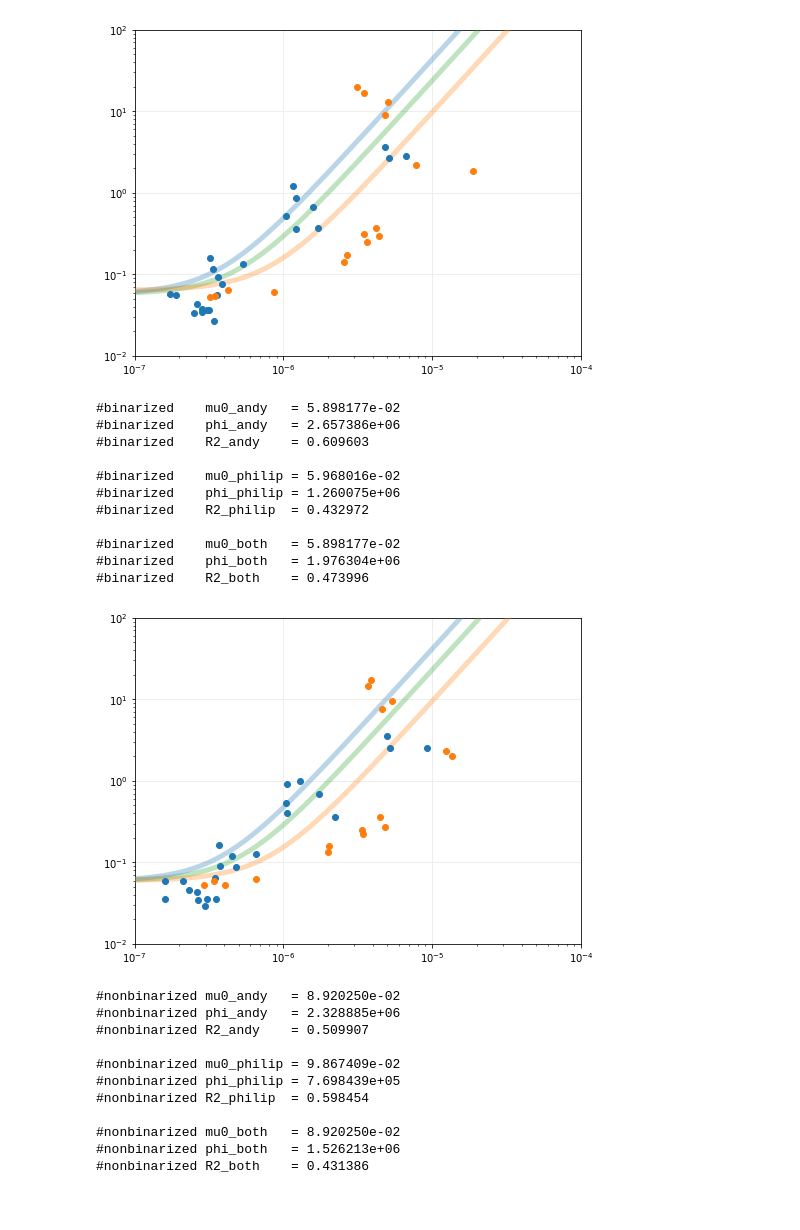
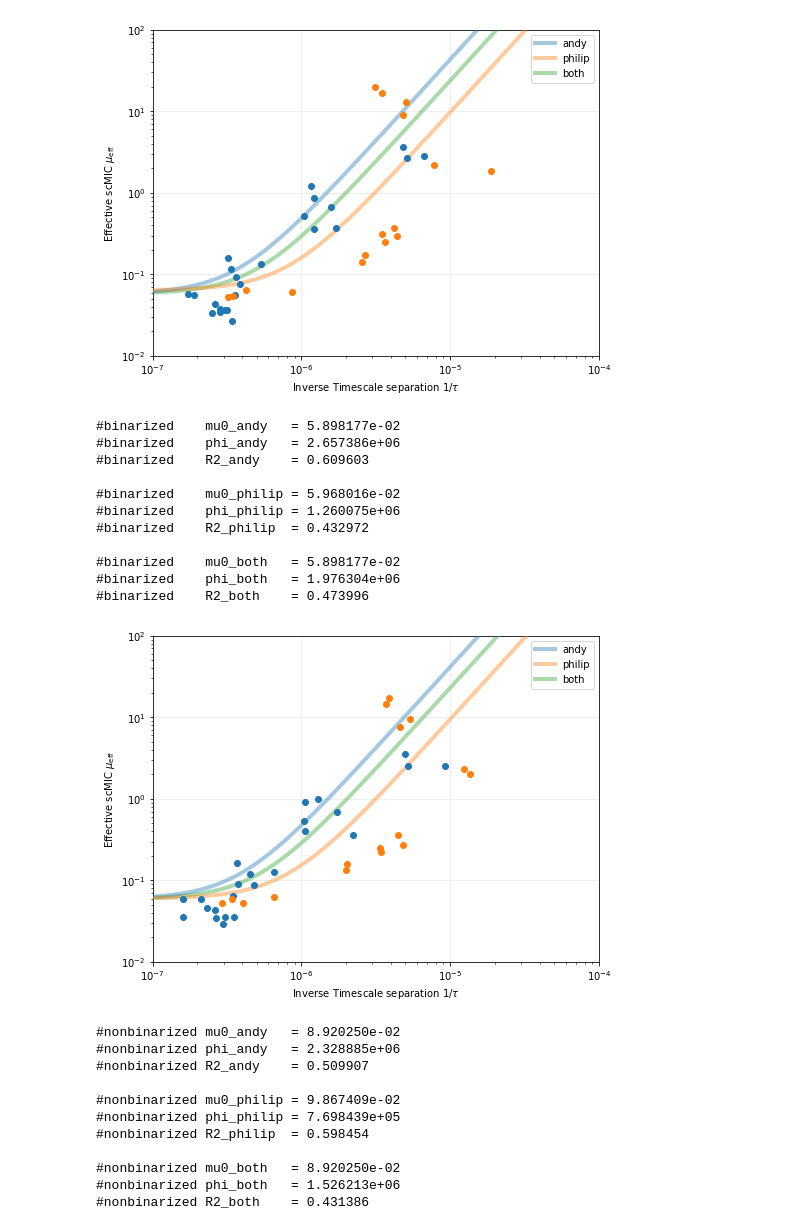
Before and after one commit to Michael000777/antibiotics, a Jupyter notebook: anb/analyze data.ipynb, the cells around one changed output. Cells and saved outputs as stored; diff of their text form; code cells hidden in the pictures.

Commit message:
improve figures

```diff
--- a/anb/analyze data.ipynb
+++ b/anb/analyze data.ipynb
@@ -90,50 +90,52 @@ for method in methods:
 
         itaurange = np.exp(np.linspace(np.log(1e-7),np.log(1e-4), num = 200))
         plt.scatter(invtau[method][name], mueff[method][name], zorder = 103)
-        plt.plot(itaurange,FunctionMueff(itaurange,phi,mu0),zorder = 102,lw = 5, alpha = .3)
+        plt.plot(itaurange,FunctionMueff(itaurange,phi,mu0),zorder = 102,lw = 4, alpha = .4)
 
     phiavg,mu0avg = ComputePhiMu0(np.concatenate([mueff[method][n] for n in names]), np.concatenate([invtau[method][n] for n in names]), np.concatenate([mu0mask[method][n] for n in names]))
     r2avg         = ComputeR2    (np.concatenate([mueff[method][n] for n in names]), np.concatenate([invtau[method][n] for n in names]), mu0avg, phiavg)
 
-    plt.plot(itaurange,FunctionMueff(itaurange,phiavg,mu0avg), zorder = 101, lw = 5, alpha = .3)
+    plt.plot(itaurange,FunctionMueff(itaurange,phiavg,mu0avg), zorder = 101, lw = 4, alpha = .4)
 
     print('#{:12s} mu0_{:6s} = {:.6e}'.format(method,'both',mu0avg))
     print('#{:12s} phi_{:6s} = {:.6e}'.format(method,'both',phiavg))
     print('#{:12s} R2_{:6s}  = {:.6f}'.format(method,'both',r2avg))
     print()
 
-
+    plt.legend(names + ['both'])
     plt.yscale('log')
     plt.ylim([1e-2,1e2])
     plt.xscale('log')
     plt.xlim([1e-7,1e-4])
     plt.grid(c = '#eeeeec', lw =1)
+    plt.xlabel(r'Inverse Timescale separation $1/\tau$')
+    plt.ylabel(r'Effective scMIC $\mu_\mathrm{eff}$')
     plt.show()
 # %% [output]
 #std          mu0_andy   = 5.748463e-02
 #std          phi_andy   = 2.747633e+06
 #std          R2_andy    = 0.693005
 
 #std          mu0_philip = 6.371377e-02
 #std          phi_philip = 1.235120e+06
 #std          R2_philip  = 0.350529
 
 #std          mu0_both   = 5.748463e-02
 #std          phi_both   = 2.037019e+06
 #std          R2_both    = 0.474956
-[figure, old version]
+[figure, new version]
 #binarized    mu0_andy   = 5.898177e-02
 #binarized    phi_andy   = 2.657386e+06
 #binarized    R2_andy    = 0.609603
 
 #binarized    mu0_philip = 5.968016e-02
 #binarized    phi_philip = 1.260075e+06
 #binarized    R2_philip  = 0.432972
 
 #binarized    mu0_both   = 5.898177e-02
 #binarized    phi_both   = 1.976304e+06
 #binarized    R2_both    = 0.473996
-[figure, old version]
+[figure, new version]
 #nonbinarized mu0_andy   = 8.920250e-02
 #nonbinarized phi_andy   = 2.328885e+06
 #nonbinarized R2_andy    = 0.509907
```
Also changed, not shown: parts of 1 cell of this notebook.
